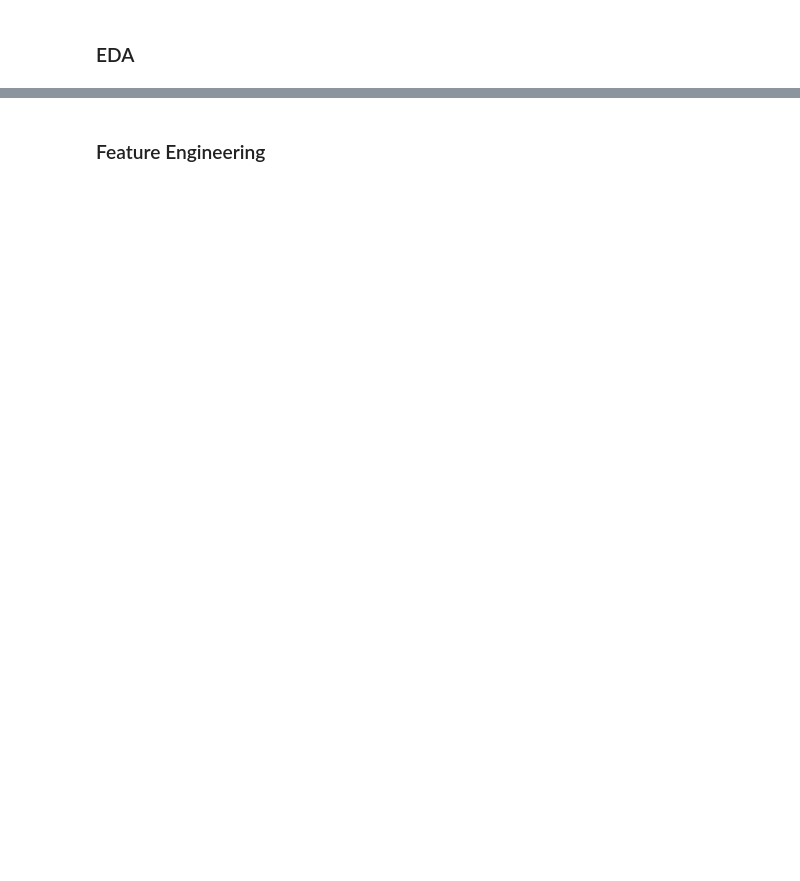
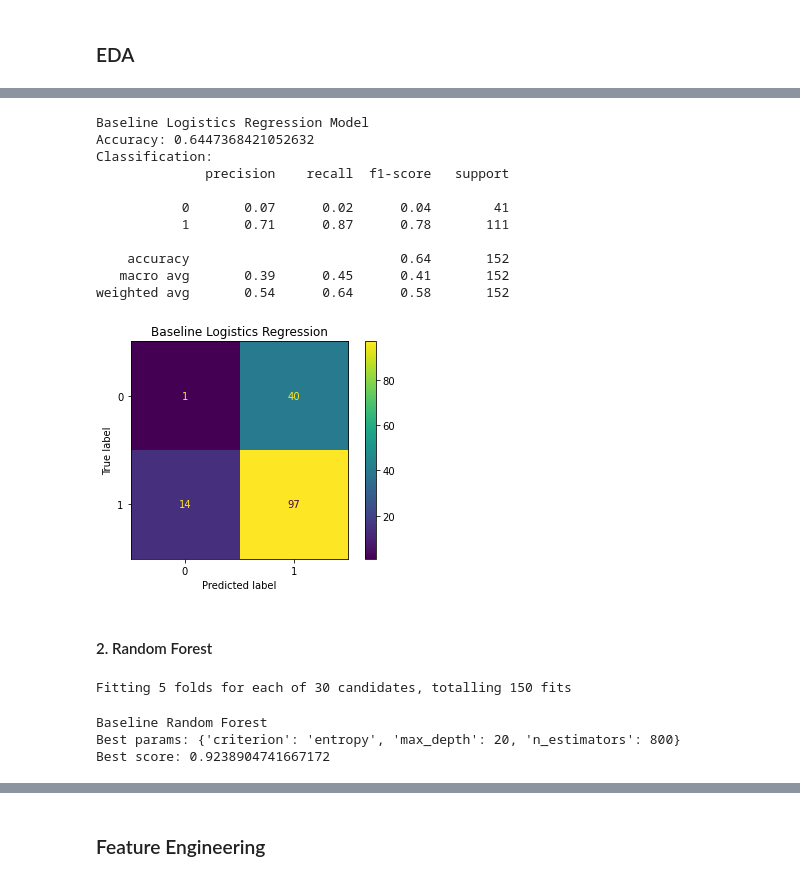
Before and after one commit to chilicola/lhl_parkinson_classification, a Jupyter notebook: parkinson.ipynb, the cells around one changed output, grey strips where cells are left out. Cells and saved outputs as stored; diff of their text form; code cells hidden in the pictures; blank space fills up the shorter version.

```diff
--- a/parkinson.ipynb
+++ b/parkinson.ipynb
@@ -62,0 +101,65 @@ False
+# %%
+# separate features and labels
+X = df.drop(['id', 'class'], axis=1)
+y = df['class']
+
+# split raw data into training and testing sets
+X_train_base, X_test_base, y_train_base, y_test_base = train_test_split(X, y, test_size=0.2)
+
+# training baseline Logistics Regression model
+lg = LogisticRegression(max_iter=len(df))
+lg.fit(X_train_base, y_train_base)
+
+# predict target using trained baseline Logistics Regression model
+y_pred_baseline = lg.predict(X_test_base)
+# %%
+# print summary
+print('Baseline Logistics Regression Model')
+print(f'Accuracy: {accuracy_score(y_test, y_pred_baseline)}')
+print(f'Classification: \n{classification_report(y_test, y_pred_baseline)}')
+
+# calculate confusion matrix
+cm = confusion_matrix(y_test, y_pred_baseline)
+
+# plot confusion matrix
+ConfusionMatrixDisplay(cm).plot()
+plt.title('Baseline Logistics Regression')
+plt.show()
+# %% [output]
+Baseline Logistics Regression Model
+Accuracy: 0.6447368421052632
+Classification:
+              precision    recall  f1-score   support
+
+           0       0.07      0.02      0.04        41
+           1       0.71      0.87      0.78       111
+
+    accuracy                           0.64       152
+   macro avg       0.39      0.45      0.41       152
+weighted avg       0.54      0.64      0.58       152
+[figure, added]
+# %% [markdown]
+#### 2. Random Forest
+# %%
+# initialize RandomForest Classifier
+rfc = RandomForestClassifier(random_state=2000, n_jobs=-1)
+
+# set up hyperparamters
+rf_params = {'n_estimators': [400, 500, 600, 700, 800],
+           'criterion': ['gini', 'entropy'],
+           'max_depth': [10, 20, 30]}
+
+# fit GridSearch on Random Forest Classifier
+gs_rfc = GridSearchCV(estimator=rfc, param_grid=rf_params, n_jobs=-1, verbose=1)
+gs_rfc_baseline = gs_rfc.fit(X_train, y_train)
+# %% [output]
+Fitting 5 folds for each of 30 candidates, totalling 150 fits
+# %%
+# check the best parameters and scores
+print('Baseline Random Forest')
+print(f'Best params: {gs_rfc_baseline.best_params_}')
+print(f'Best score: {gs_rfc_baseline.best_score_}')
+# %% [output]
+Baseline Random Forest
+Best params: {'criterion': 'entropy', 'max_depth': 20, 'n_estimators': 800}
+Best score: 0.9238904741667172
```
Also changed, not shown: parts of 72 cells of this notebook.
